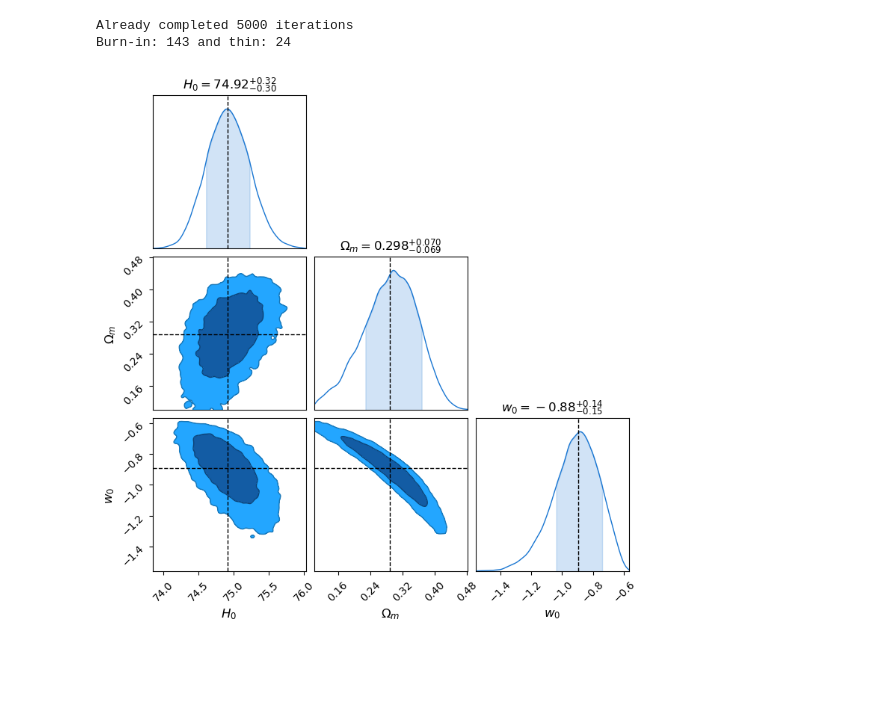
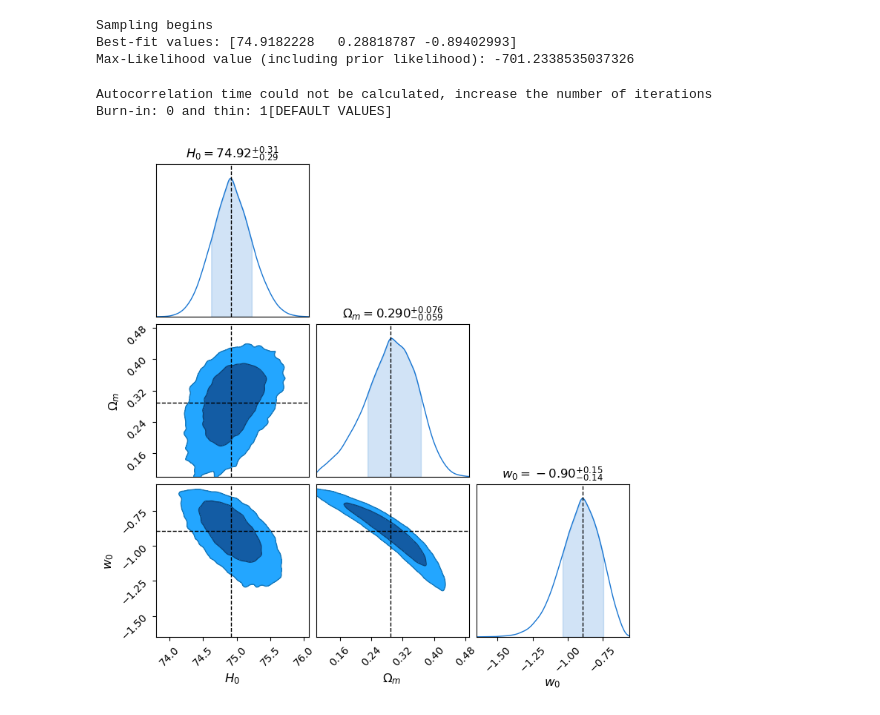
Before and after one commit to antolonappan/isotropy, a Jupyter notebook: Likelihood.ipynb, the cells around one changed output. Drawn from its saved outputs; the diff is of its cells as text; code cells hidden in the pictures; blank space fills up the shorter version.

```diff
--- a/Likelihood.ipynb
+++ b/Likelihood.ipynb
@@ -19,8 +37,11 @@ Burn-in: 59 and thin: 14
 # %%
-wCDM = Sampler('wCDM',['H0','Omega_m','w0'],['Pantheon_plus'],[70,0.25,-1],sampler_file='Chains/Pantheon_wCDM.h5',max_n=5000)
+wCDM = Sampler('wCDM',['H0','Omega_m','w0'],['Pantheon_plus'],[70,0.25,-1],sampler_file='Chains/PantheonPlus_wCDM.h5',max_n=2000)
 s = wCDM.sampler()
 wCDM.corner_plot()
 # %% [output]
-Already completed 5000 iterations
-Burn-in: 143 and thin: 24
+Sampling begins
+Best-fit values: [74.9182228   0.28818787 -0.89402993]
+Max-Likelihood value (including prior likelihood): -701.2338535037326
+Autocorrelation time could not be calculated, increase the number of iterations
+Burn-in: 0 and thin: 1[DEFAULT VALUES]
-[figure, old version]
+[figure, new version]
```
Also changed, not shown: parts of 12 cells of this notebook, 2 other files.
